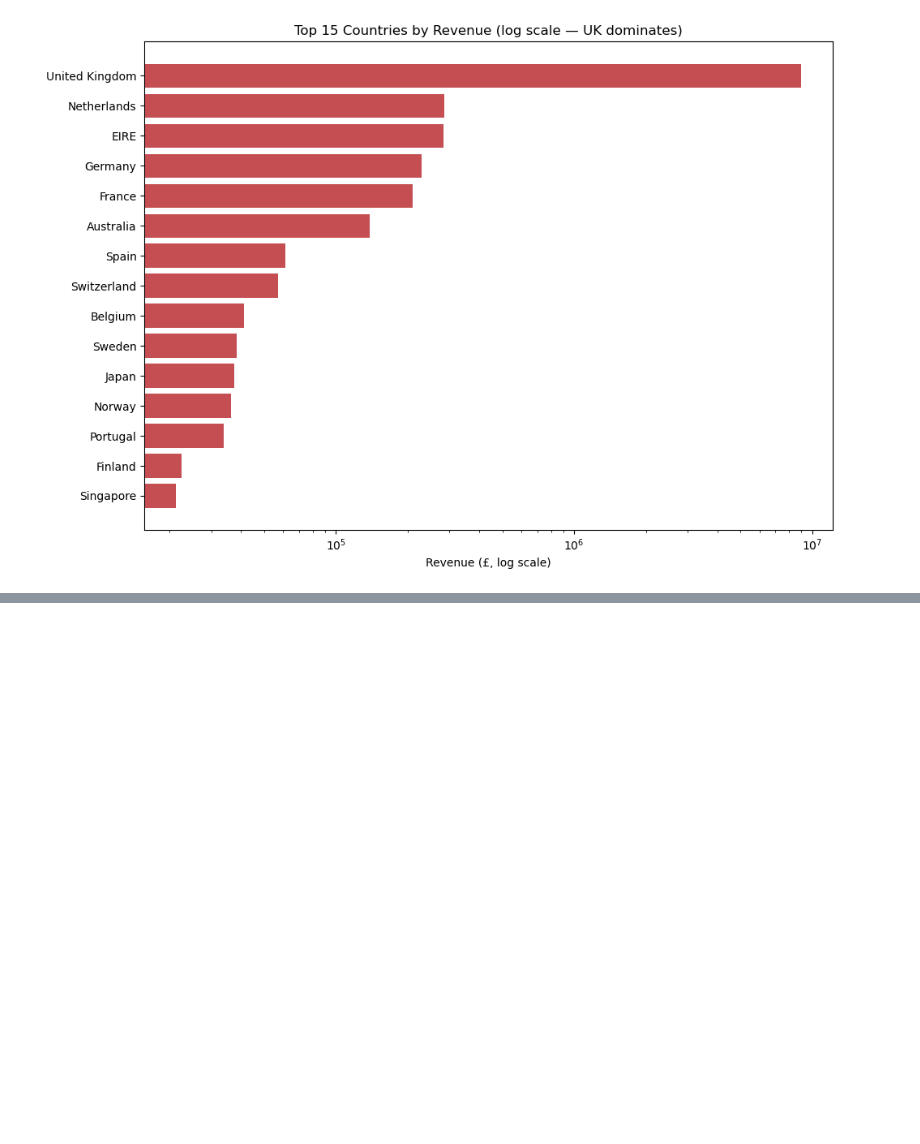
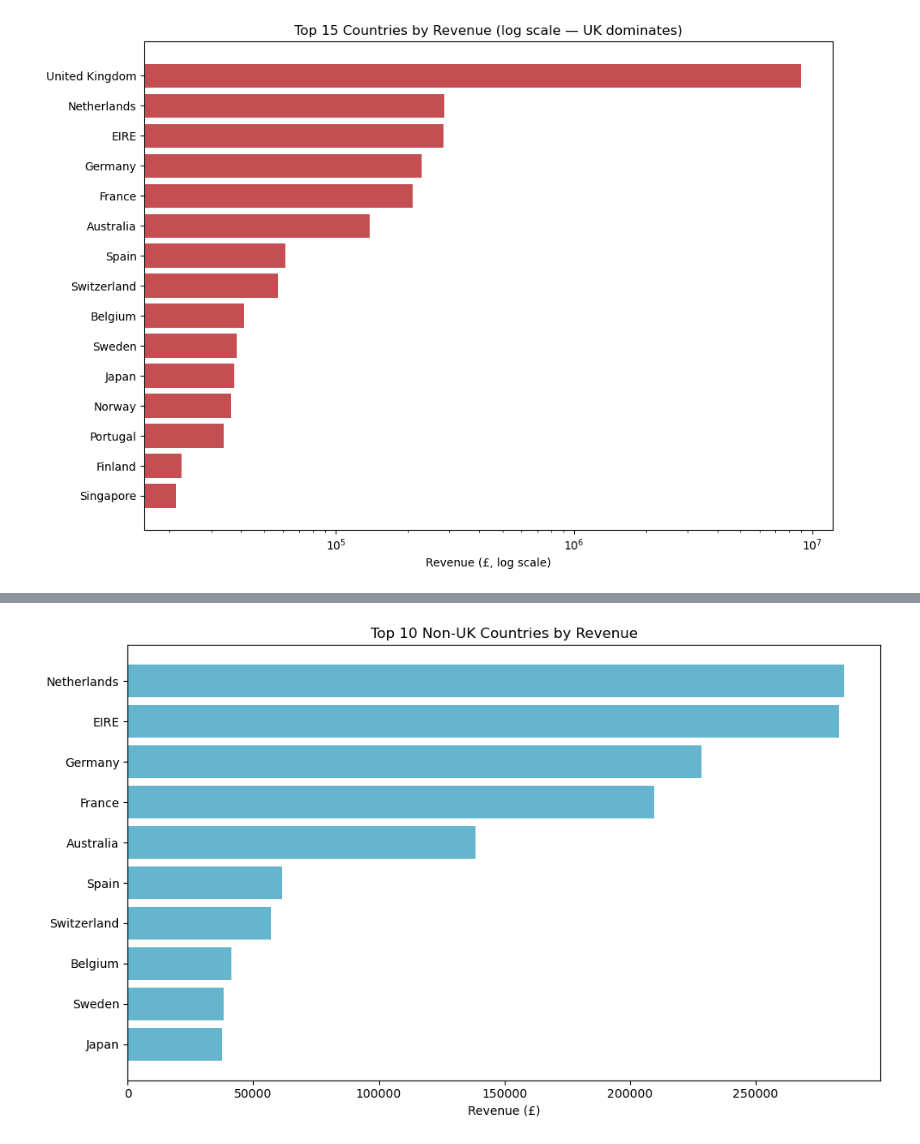
Before and after one commit to itsayushydv/data-analytics-projects, a Jupyter notebook: ecom/notebook/revenue_trend.ipynb, the cells around one changed output, grey strips where cells are left out. Drawn from its saved outputs; the diff is of its cells as text; code cells hidden in the pictures; blank space fills up the shorter version.

Commit message:
feat: add top 10 Non-UK countries by revenue

```diff
--- a/ecom/notebook/revenue_trend.ipynb
+++ b/ecom/notebook/revenue_trend.ipynb
@@ -142,0 +147,12 @@ United Kingdom accounts for 84.6% of total revenue.
+# %%
+non_uk = country_revenue.drop('United Kingdom').head(10)
+
+plt.figure(figsize=(10, 6))
+plt.barh(non_uk.index[::-1], non_uk.values[::-1], color='#64B5CD')
+plt.xlabel('Revenue (£)')
+plt.title('Top 10 Non-UK Countries by Revenue')
+plt.tight_layout()
+plt.savefig('revenue_by_country_nonuk.png', bbox_inches='tight')
+plt.show()
+# %% [output]
+[figure, added]
```
Also changed, not shown: parts of 1 cell of this notebook, 1 other file.
